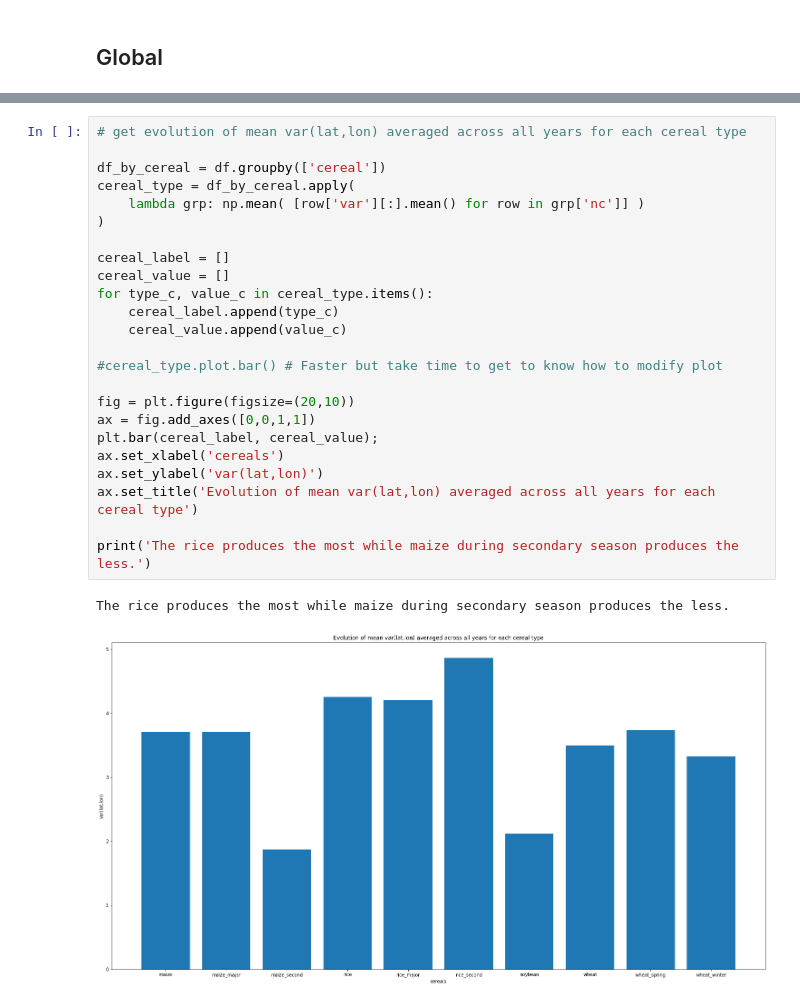
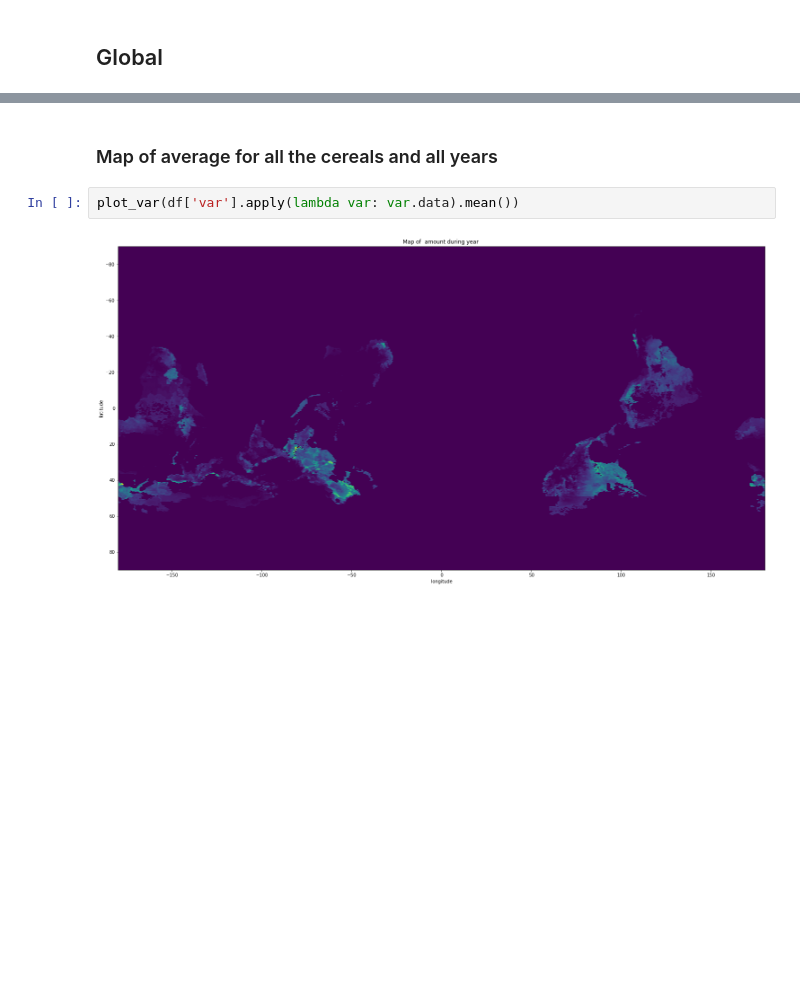
Before and after one commit to pprablanc/crops-cereal-analysis, a Jupyter notebook: analyses.ipynb, the cells around one changed output, grey strips where cells are left out. Cells and saved outputs as stored; diff of their text form; blank space fills up the shorter version.

```diff
--- a/analyses.ipynb
+++ b/analyses.ipynb
@@ -166,27 +230,6 @@ In general, the crops amount never ceases to increase
-# %%
-# get evolution of mean var(lat,lon) averaged across all years for each cereal type
-
-df_by_cereal = df.groupby(['cereal'])
-cereal_type = df_by_cereal.apply(
-    lambda grp: np.mean( [row['var'][:].mean() for row in grp['nc']] )
-)
-
-cereal_label = []
-cereal_value = []
-for type_c, value_c in cereal_type.items():
-    cereal_label.append(type_c)
-    cereal_value.append(value_c)
-
-#cereal_type.plot.bar() # Faster but take time to get to know how to modify plot
-
-fig = plt.figure(figsize=(20,10))
-ax = fig.add_axes([0,0,1,1])
-plt.bar(cereal_label, cereal_value);
-ax.set_xlabel('cereals')
-ax.set_ylabel('var(lat,lon)')
-ax.set_title('Evolution of mean var(lat,lon) averaged across all years for each cereal type')
-
-print('The rice produces the most while maize during secondary season produces the less.')
-# %% [output]
-The rice produces the most while maize during secondary season produces the less.
-[figure, removed]
+# %% [markdown]
+### Map of average for all the cereals and all years
+# %%
+plot_var(df['var'].apply(lambda var: var.data).mean())
+# %% [output]
+[figure, added]
```
Also changed, not shown: parts of 9 cells of this notebook.
